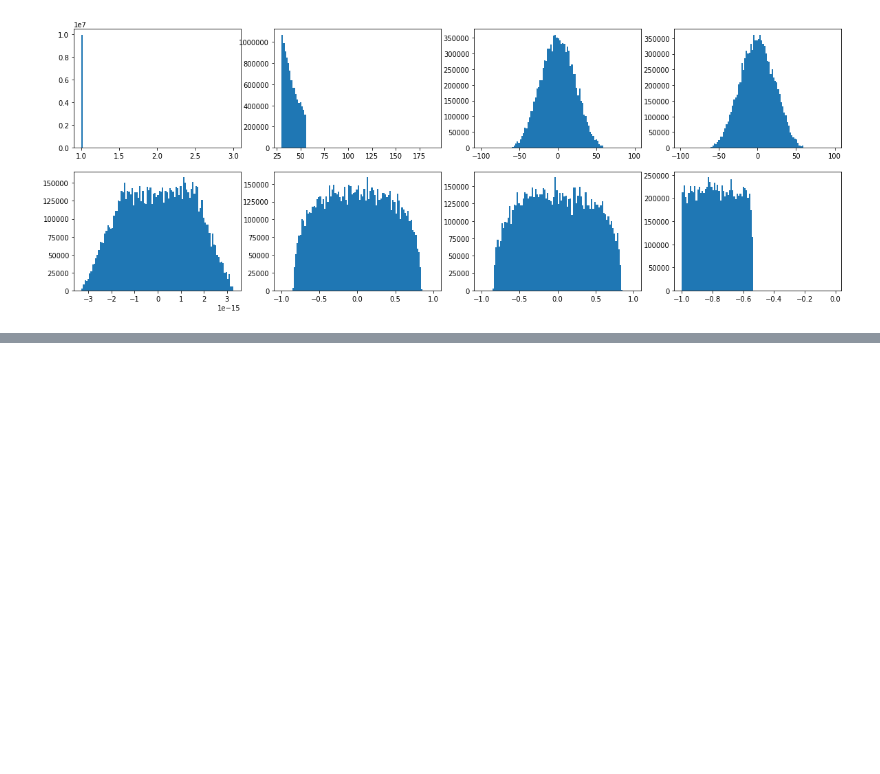
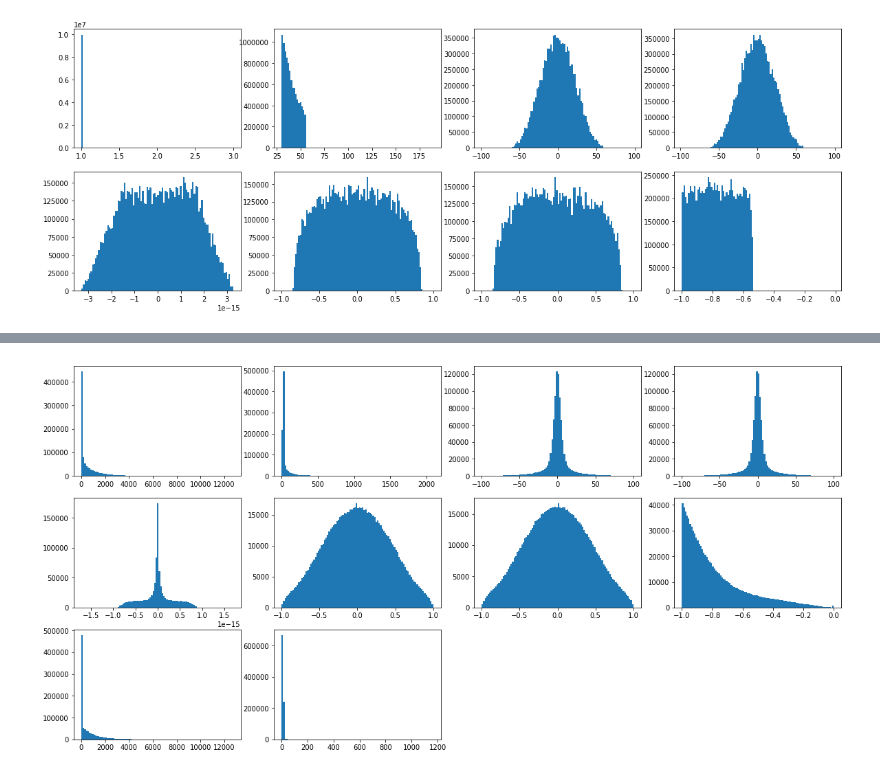
Before and after one commit to mitmedialab/MonteCarloRender, a Jupyter notebook: tests.ipynb, the cells around one changed output, grey strips where cells are left out. Drawn from its saved outputs; the diff is of its cells as text; code cells hidden in the pictures; blank space fills up the shorter version.

Commit message:
Target in reflection mode

```diff
--- a/tests.ipynb
+++ b/tests.ipynb
@@ -223,0 +279,3 @@ testRunIllumination(muS = 0.0001,
+# %%
+testRunScatteringTarget()
+# %% [output]
@@ -223,0 +284 @@ testRunIllumination(muS = 0.0001,
+[figure, added]
```
Also changed, not shown: parts of 4 cells of this notebook, 1 other file.
